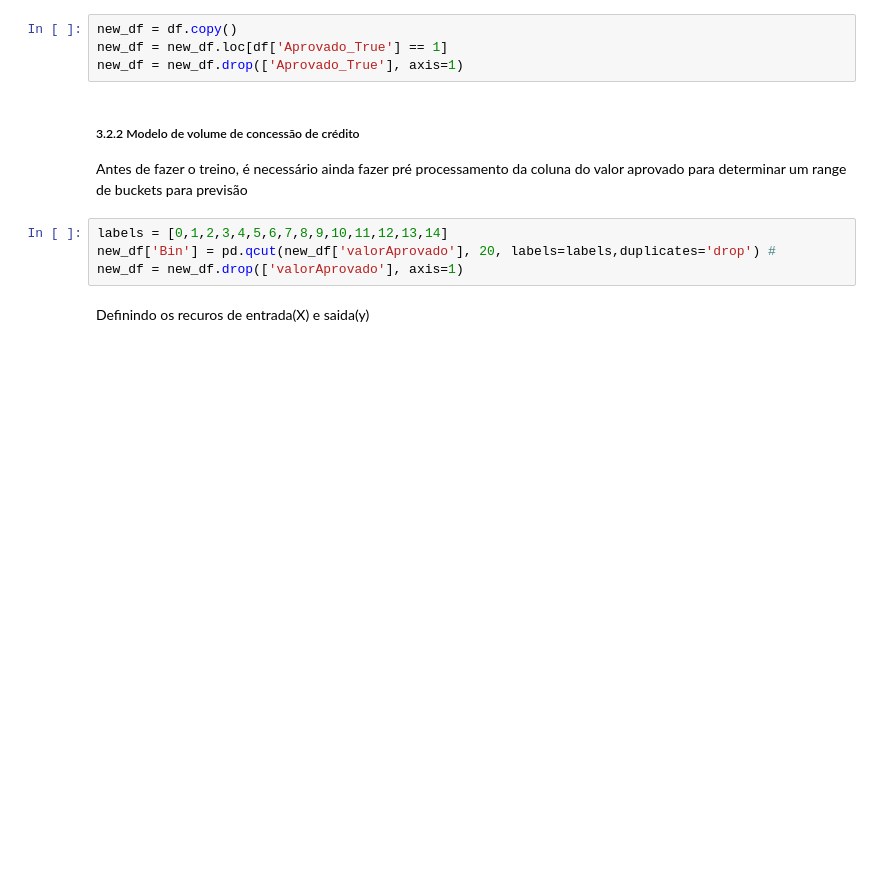
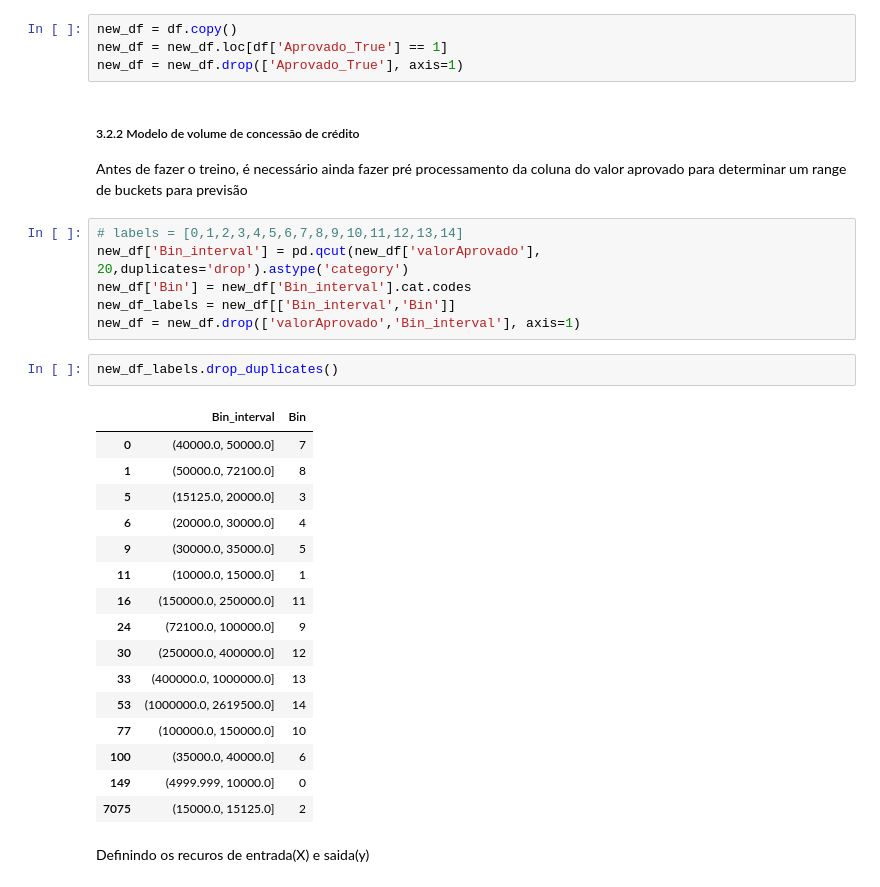
Before and after one commit to FIAP22IA-grupola/bootcamp-22ia-grupola, a Jupyter notebook: Trabalho/Bootcamp_geral.ipynb, the cells around one changed output. Drawn from its saved outputs; the diff is of its cells as text; blank space fills up the shorter version.

```diff
--- a/Trabalho/Bootcamp_geral.ipynb
+++ b/Trabalho/Bootcamp_geral.ipynb
@@ -631,9 +621,30 @@ new_df = new_df.drop(['Aprovado_True'], axis=1)
 ##### 3.2.2 Modelo de volume de concessão de crédito
 Antes de fazer o treino, é necessário ainda fazer pré processamento da coluna do valor aprovado para determinar um range de buckets para previsão
 # %%
-labels = [0,1,2,3,4,5,6,7,8,9,10,11,12,13,14]
-new_df['Bin'] = pd.qcut(new_df['valorAprovado'], 20, labels=labels,duplicates='drop') #
-new_df = new_df.drop(['valorAprovado'], axis=1)
+# labels = [0,1,2,3,4,5,6,7,8,9,10,11,12,13,14]
+new_df['Bin_interval'] = pd.qcut(new_df['valorAprovado'], 20,duplicates='drop').astype('category')
+new_df['Bin'] = new_df['Bin_interval'].cat.codes
+new_df_labels = new_df[['Bin_interval','Bin']]
+new_df = new_df.drop(['valorAprovado','Bin_interval'], axis=1)
+# %%
+new_df_labels.drop_duplicates()
+# %% [output]
+|  | Bin_interval | Bin |
+| 0 | (40000.0, 50000.0] | 7 |
+| 1 | (50000.0, 72100.0] | 8 |
+| 5 | (15125.0, 20000.0] | 3 |
+| 6 | (20000.0, 30000.0] | 4 |
+| 9 | (30000.0, 35000.0] | 5 |
+| 11 | (10000.0, 15000.0] | 1 |
+| 16 | (150000.0, 250000.0] | 11 |
+| 24 | (72100.0, 100000.0] | 9 |
+| 30 | (250000.0, 400000.0] | 12 |
+| 33 | (400000.0, 1000000.0] | 13 |
+| 53 | (1000000.0, 2619500.0] | 14 |
+| 77 | (100000.0, 150000.0] | 10 |
+| 100 | (35000.0, 40000.0] | 6 |
+| 149 | (4999.999, 10000.0] | 0 |
+| 7075 | (15000.0, 15125.0] | 2 |
 # %% [markdown]
 Definindo os recuros de entrada(X) e saida(y)
 # %%
```
Also changed, not shown: parts of 20 cells of this notebook, 3 other files.
